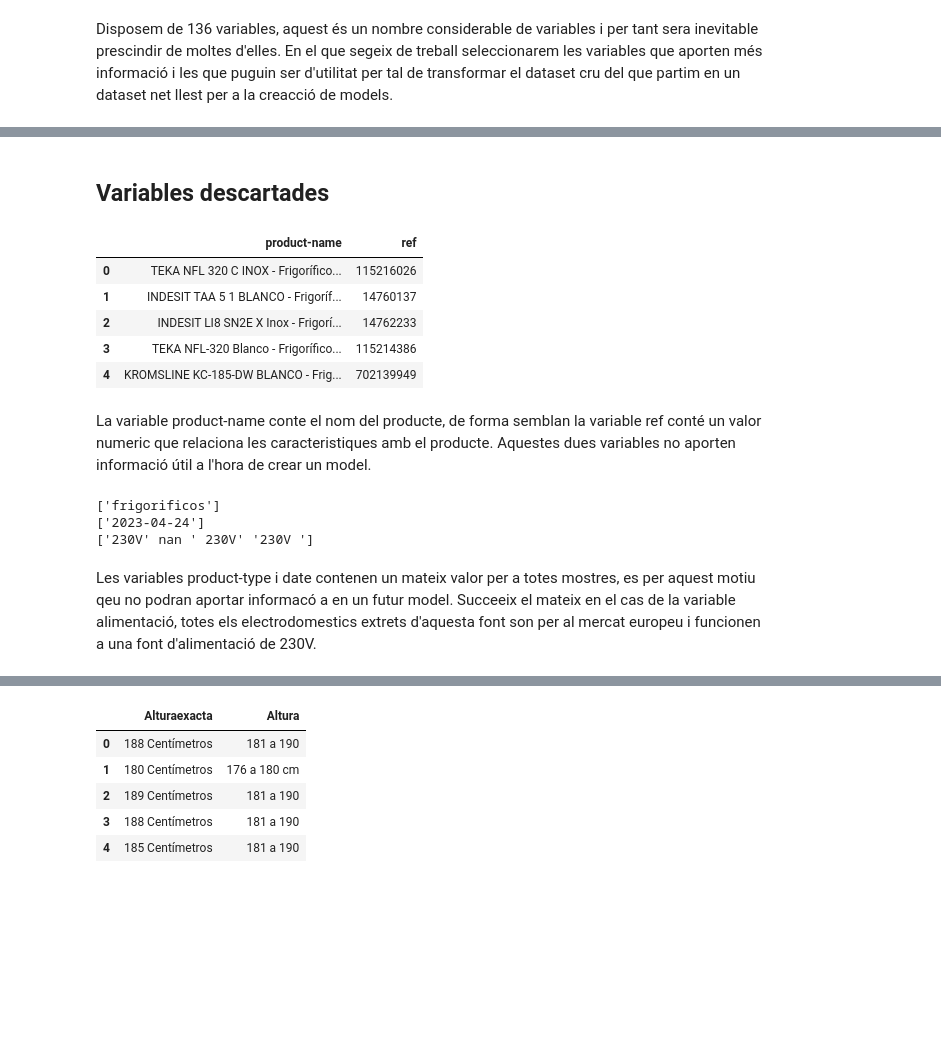
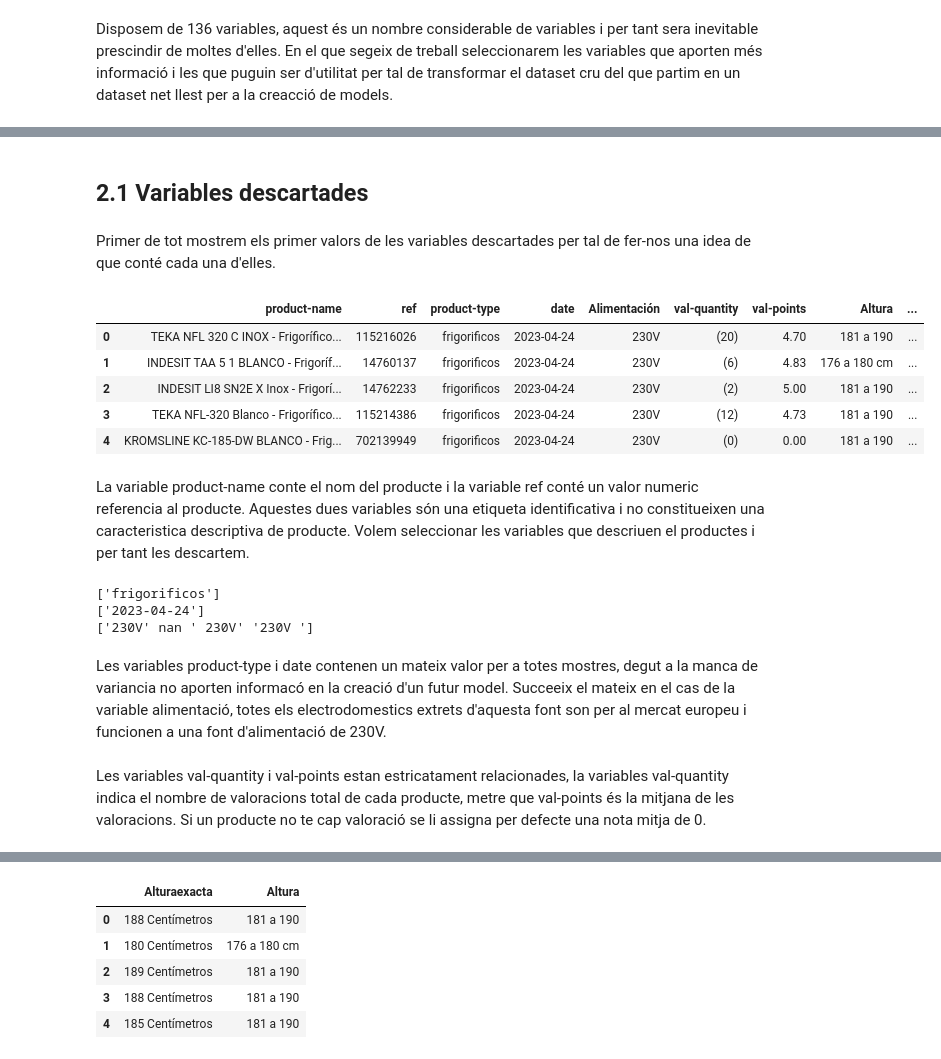
Before and after one commit to afinolUOC/Pra2-cleaning_and_analysis, a Jupyter notebook: Neteja Neveras.ipynb, the cells around one changed output, grey strips where cells are left out. Cells and saved outputs as stored; diff of their text form; code cells hidden in the pictures; blank space fills up the shorter version.

```diff
--- a/Neteja Neveras.ipynb
+++ b/Neteja Neveras.ipynb
@@ -54,17 +53,19 @@ selected_df = pd.DataFrame()
 # %% [markdown]
-## Variables descartades
+## 2.1 Variables descartades
+# %% [markdown]
+Primer de tot mostrem els primer valors de les variables descartades per tal de fer-nos una idea de que conté cada una d'elles.
 # %%
-# Mostrem els primer valors
-raw_df[['product-name','ref']].head()
+# Mostrem els primer valors de les variables descartades
+raw_df[['product-name','ref','product-type','date','Alimentación','val-quantity','val-points','Altura','Anchura']].head()
 # %% [output]
-|  | product-name | ref |
-| 0 | TEKA NFL 320 C INOX - Frigorífico... | 115216026 |
-| 1 | INDESIT TAA 5 1 BLANCO - Frigoríf... | 14760137 |
-| 2 | INDESIT LI8 SN2E X Inox - Frigorí... | 14762233 |
-| 3 | TEKA NFL-320 Blanco - Frigorífico... | 115214386 |
-| 4 | KROMSLINE KC-185-DW BLANCO - Frig... | 702139949 |
+|  | product-name | ref | product-type | date | Alimentación | val-quantity | val-points | Altura | ... |
+| 0 | TEKA NFL 320 C INOX - Frigorífico... | 115216026 | frigorificos | 2023-04-24 | 230V | (20) | 4.70 | 181 a 190 | ... |
+| 1 | INDESIT TAA 5 1 BLANCO - Frigoríf... | 14760137 | frigorificos | 2023-04-24 | 230V | (6) | 4.83 | 176 a 180 cm | ... |
+| 2 | INDESIT LI8 SN2E X Inox - Frigorí... | 14762233 | frigorificos | 2023-04-24 | 230V | (2) | 5.00 | 181 a 190 | ... |
+| 3 | TEKA NFL-320 Blanco - Frigorífico... | 115214386 | frigorificos | 2023-04-24 | 230V | (12) | 4.73 | 181 a 190 | ... |
+| 4 | KROMSLINE KC-185-DW BLANCO - Frig... | 702139949 | frigorificos | 2023-04-24 | 230V | (0) | 0.00 | 181 a 190 | ... |
 # %% [markdown]
-La variable product-name conte el nom del producte, de forma semblan la variable ref conté un valor numeric que relaciona les caracteristiques amb el producte. Aquestes dues variables no aporten informació útil a l'hora de crear un model.
+La variable product-name conte el nom del producte i la variable ref conté un valor numeric referencia al producte. Aquestes dues variables són una etiqueta identificativa i no constitueixen una caracteristica descriptiva de producte. Volem seleccionar les variables que descriuen el productes i per tant les descartem.
 # %%
 # Mostrem els valors únics
 print(raw_df['product-type'].unique())
@@ -75,5 +76,7 @@ print(raw_df['Alimentación'].unique())
 ['2023-04-24']
 ['230V' nan ' 230V' '230V ']
 # %% [markdown]
-Les variables product-type i date contenen un mateix valor per a totes mostres, es per aquest motiu qeu no podran aportar informacó a en un futur model. Succeeix el mateix en el cas de la variable alimentació, totes els electrodomestics extrets d'aquesta font son per al mercat europeu i funcionen a una font d'alimentació de 230V.
+Les variables product-type i date contenen un mateix valor per a totes mostres, degut a la manca de variancia no aporten informacó en la creació d'un futur model. Succeeix el mateix en el cas de la variable alimentació, totes els electrodomestics extrets d'aquesta font son per al mercat europeu i funcionen a una font d'alimentació de 230V.
+# %% [markdown]
+Les variables val-quantity i val-points estan estricatament relacionades, la variables val-quantity indica el nombre de valoracions total de cada producte, metre que val-points és la mitjana de les valoracions. Si un producte no te cap valoració se li assigna per defecte una nota mitja de 0.
 # %%
```
Also changed, not shown: parts of 34 cells of this notebook.
